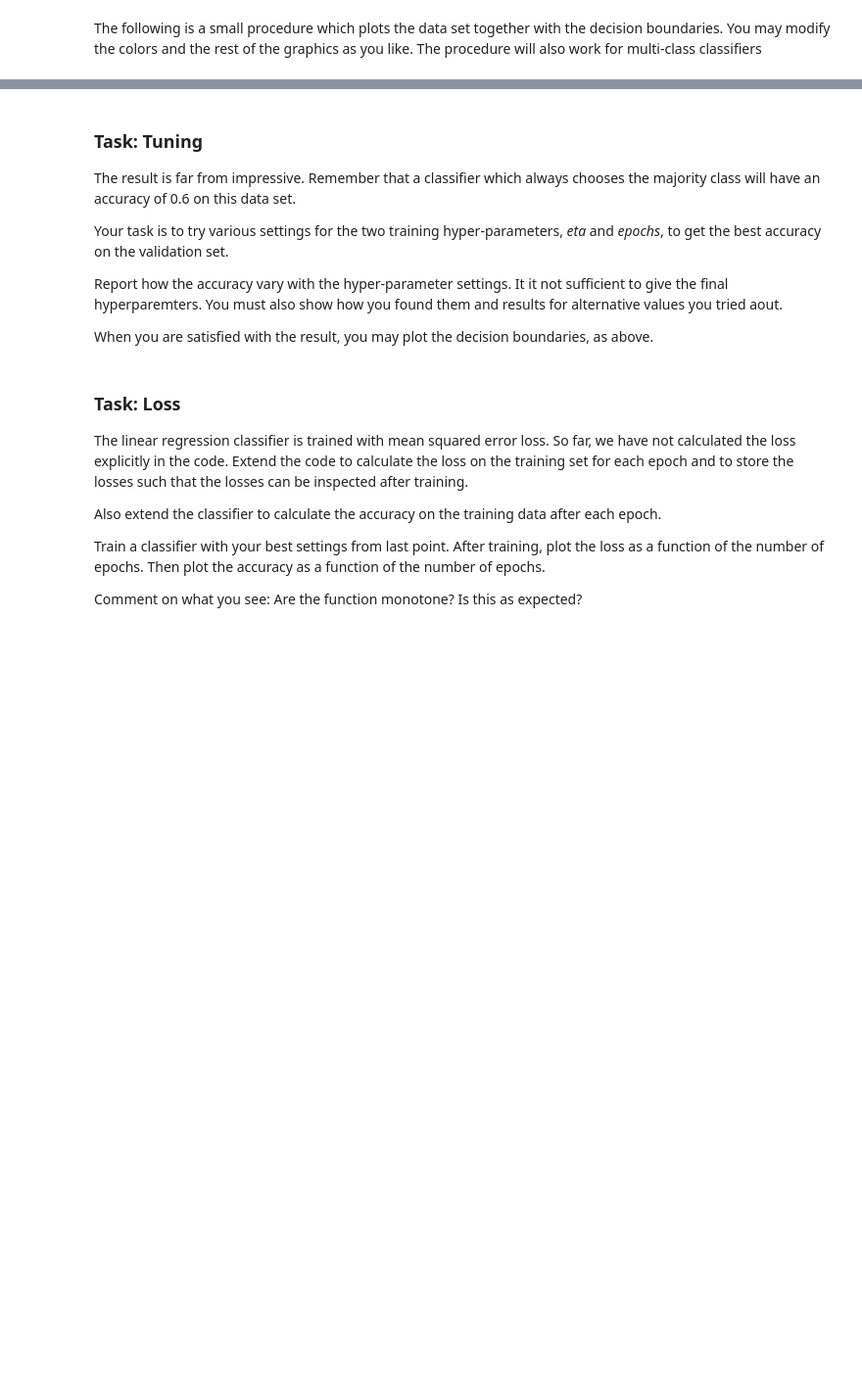
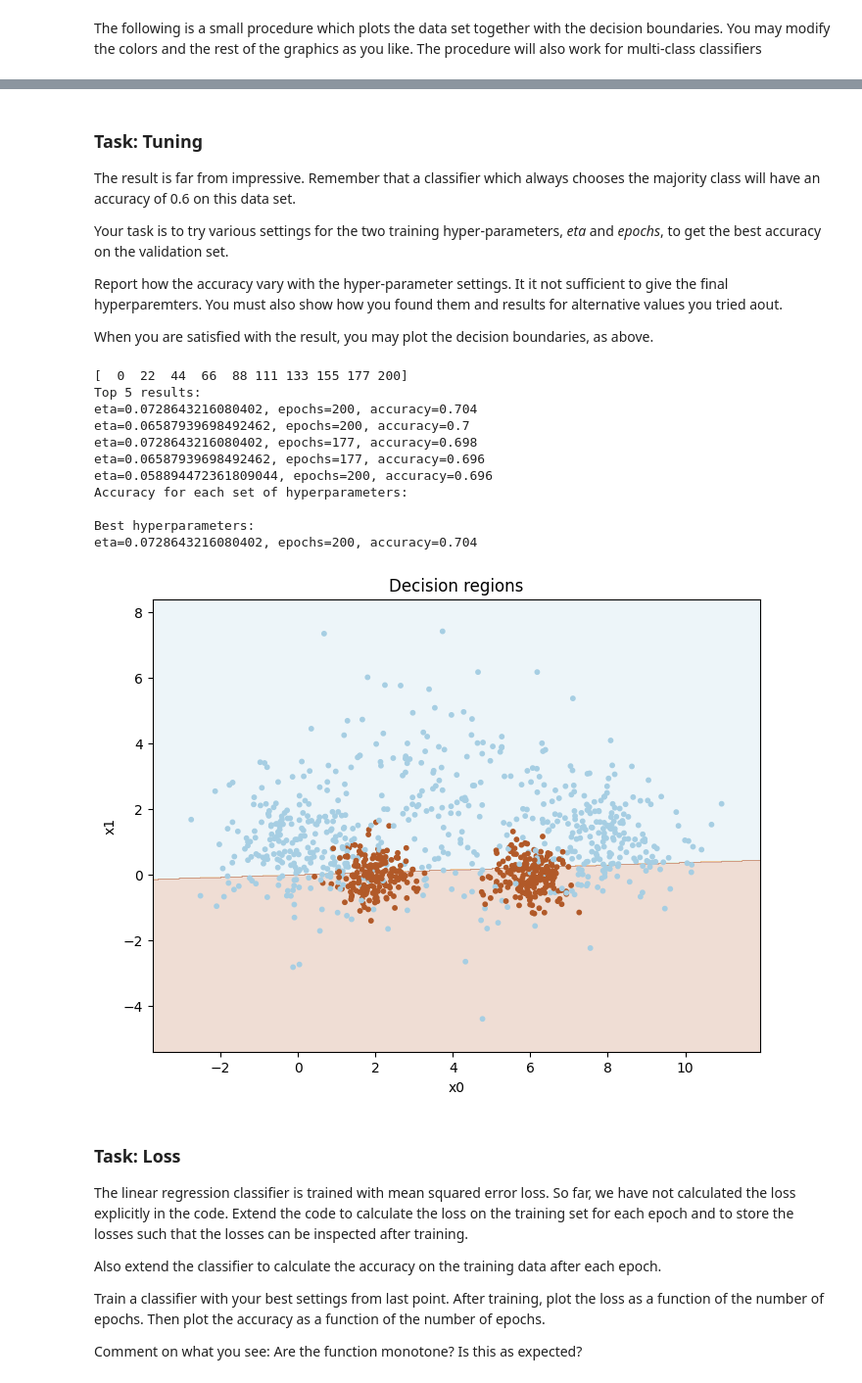
Before and after one commit to shahriarshaik/IN3050-oblig-2, a Jupyter notebook: in3050_in4050_2023_assignment_2.ipynb, the cells around one changed output, grey strips where cells are left out. Shown at 98% size. Saved outputs shown, nothing was run; the diff lists cells and outputs as text; code cells hidden in the pictures; blank space fills up the shorter version.

```diff
--- a/in3050_in4050_2023_assignment_2.ipynb
+++ b/in3050_in4050_2023_assignment_2.ipynb
@@ -203,10 +254,62 @@ plot_decision_regions(X_train, t2_train, cl)
 The result is far from impressive.
 Remember that a classifier which always chooses the majority class will have an accuracy of 0.6 on this data set.
 
-Your task is to try various settings for the two training hyper-parameters, *eta* and *epochs*, to get the best accuracy on the validation set.
+Your task is to try various settings for the two training hyper-parameters, _eta_ and _epochs_, to get the best accuracy on the validation set.
 
-Report how the accuracy vary with the hyper-parameter settings. It it not sufficient to give the final hyperparemters. You must also show how you found them  and results for alternative values you tried aout.
+Report how the accuracy vary with the hyper-parameter settings. It it not sufficient to give the final hyperparemters. You must also show how you found them and results for alternative values you tried aout.
 
 When you are satisfied with the result, you may plot the decision boundaries, as above.
+# %%
+etas = [0.01, 0.05, 0.1, 0.5, 1.0]
+#etas = np.linspace(0.01, 10.0, num=1000)
+etas = np.linspace(0.01, 1.4, num=200) #best hittil
+
+#epochs = [10, 20, 30, 50, 100, 200, 300, 500, 1000]
+epochs = [10, 20, 30, 50, 100, 200]
+epochs = np.linspace(0, 200, num=10, dtype=int)
+print(epochs)
+
+results = []
+
+for eta in etas:
+    for epoch in epochs:
+        cl = NumpyLinRegClass()
+        cl.fit(X_train, t2_train, eta=eta, epochs=epoch)
+        acc = accuracy(cl.predict(X_val), t2_val)
+        results.append((acc, eta, epoch))
+
+results.sort(reverse=True)
+best_acc, best_eta, best_epoch = results[0]
+
+#print the top 5 results
+print("Top 5 results:")
+for acc, eta, epoch in results[:5]:
+    print("eta={}, epochs={}, accuracy={}".format(eta, epoch, acc))
+
+
+print("Accuracy for each set of hyperparameters:")
+for acc, eta, epoch in results:
+    #print("eta={}, epochs={}, accuracy={}".format(eta, epoch, acc))
+    break
+
+print("\nBest hyperparameters:")
+print("eta={}, epochs={}, accuracy={}".format(best_eta, best_epoch, best_acc))
+
+cl = NumpyLinRegClass()
+cl.fit(X_train, t2_train, eta=best_eta, epochs=best_epoch)
+plot_decision_regions(X_train, t2_train, cl)
+# %% [output]
+[  0  22  44  66  88 111 133 155 177 200]
+Top 5 results:
+eta=0.0728643216080402, epochs=200, accuracy=0.704
+eta=0.06587939698492462, epochs=200, accuracy=0.7
+eta=0.0728643216080402, epochs=177, accuracy=0.698
+eta=0.06587939698492462, epochs=177, accuracy=0.696
+eta=0.058894472361809044, epochs=200, accuracy=0.696
+Accuracy for each set of hyperparameters:
+
+Best hyperparameters:
+eta=0.0728643216080402, epochs=200, accuracy=0.704
+[figure, added]
 # %% [markdown]
 ### Task: Loss
```
Also changed, not shown: parts of 16 cells of this notebook, 1 other file.
